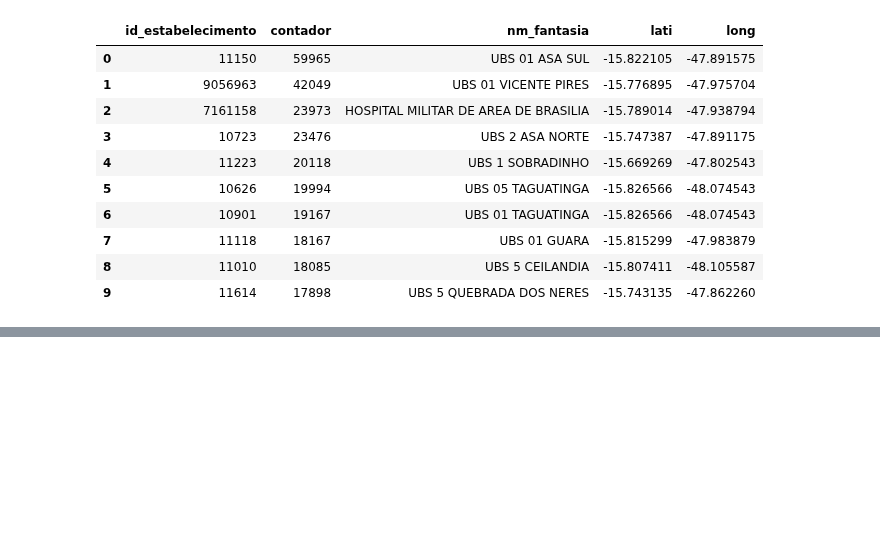
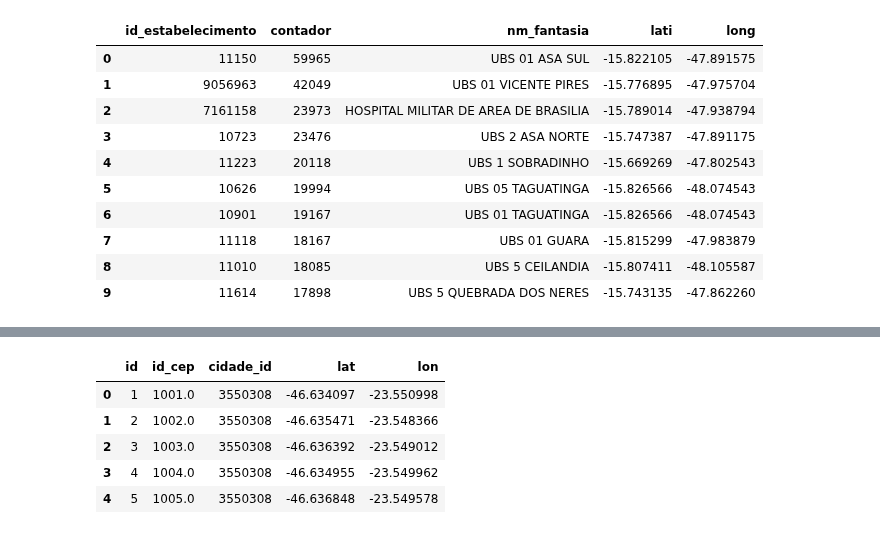
Before and after one commit to raquelcreis/vacina_covid_bsb, a Jupyter notebook: notebook.ipynb, the cells around one changed output, grey strips where cells are left out. Saved outputs shown, nothing was run; the diff lists cells and outputs as text; code cells hidden in the pictures; blank space fills up the shorter version.

```diff
--- a/notebook.ipynb
+++ b/notebook.ipynb
@@ -658,3 +669,12 @@ m1
+# %%
+dfCep.head()
+# %% [output]
+|  | id | id_cep | cidade_id | lat | lon |
+| 0 | 1 | 1001.0 | 3550308 | -46.634097 | -23.550998 |
+| 1 | 2 | 1002.0 | 3550308 | -46.635471 | -23.548366 |
+| 2 | 3 | 1003.0 | 3550308 | -46.636392 | -23.549012 |
+| 3 | 4 | 1004.0 | 3550308 | -46.634955 | -23.549962 |
+| 4 | 5 | 1005.0 | 3550308 | -46.636848 | -23.549578 |
 # %%
 #Construção do mapa de calor
 
```
Also changed, not shown: parts of 3 cells of this notebook, 1 other file.
